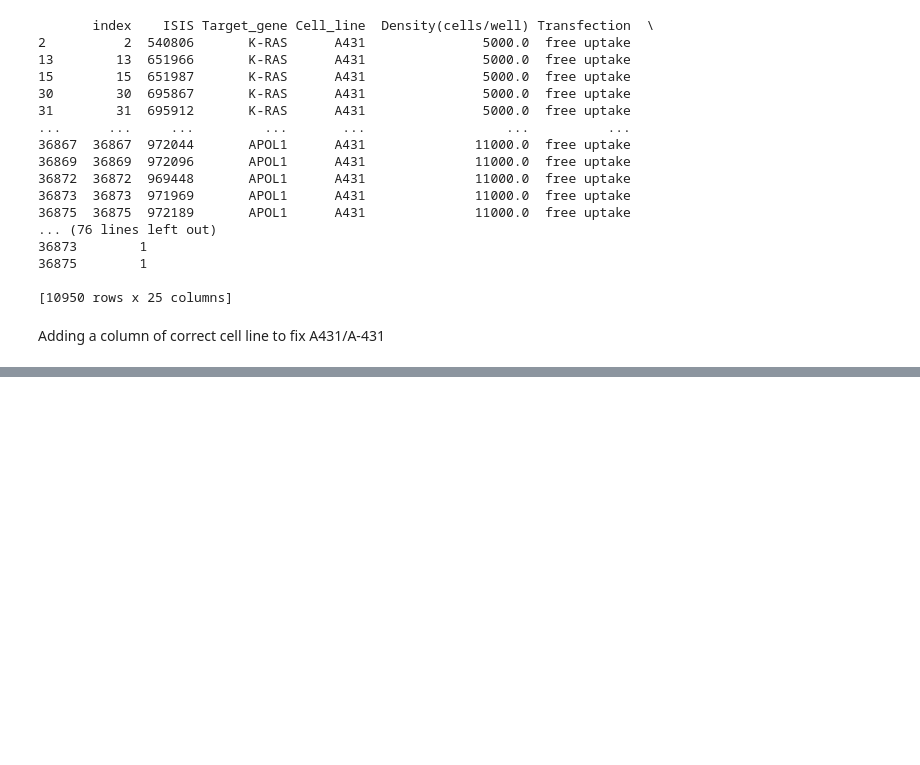
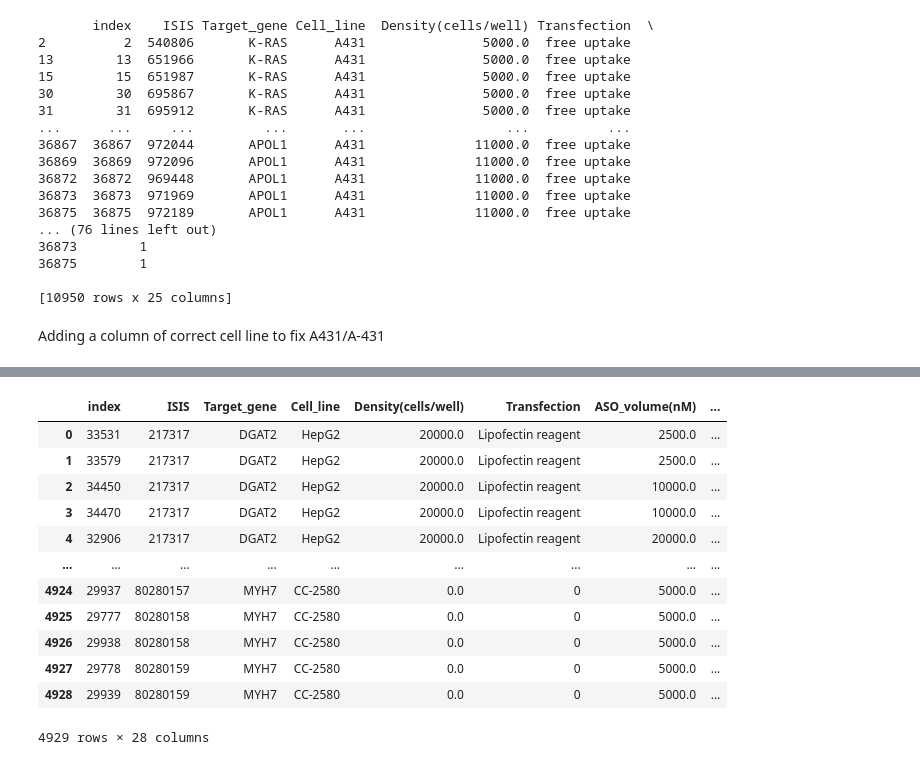
Before and after one commit to RedPenguin100/ASOdesign, a Jupyter notebook: scripts/data_genertion/validating_data.ipynb, the cells around one changed output, grey strips where cells are left out. Drawn from its saved outputs; the diff is of its cells as text; code cells hidden in the pictures; blank space fills up the shorter version.

```diff
--- a/scripts/data_genertion/validating_data.ipynb
+++ b/scripts/data_genertion/validating_data.ipynb
@@ -92,0 +97,7 @@ df_ver3.to_csv('data_asoptimizer_updated.csv', index=False)
+# %%
+df_org['Transcript'] = df_org['Transcript'].fillna(0)
+df_org['Transcript'] = df_org['Transcript'].astype(str)
+df_org['Transfection'] = df_org['Transfection'].fillna(0)
+df_org['Transfection'] = df_org['Transfection'].astype(str)
+df_org['Primer_probe_set'] = df_org['Primer_probe_set'].fillna(0)
+df_org['Primer_probe_set'] = df_org['Primer_probe_set'].astype(str)
@@ -92,0 +162,26 @@ df_ver3.to_csv('data_asoptimizer_updated.csv', index=False)
+# %%
+cols_to_check = [col for col in df_copy.columns if col not in [INHIBITION, 'index', 'mutual_index', 'corrected_inhibition']]
+
+# Find rows that have duplicates ignoring the 'index' column
+dups = df_copy.duplicated(subset=cols_to_check, keep=False)
+
+# Filter those rows, keeping the 'index' column
+df_duplicates = df_copy[dups]
+# %%
+df_duplicates_sorted = df_duplicates.sort_values(by=cols_to_check).reset_index(drop=True)
+# %%
+df_duplicates_sorted
+# %% [output]
+|  | index | ISIS | Target_gene | Cell_line | Density(cells/well) | Transfection | ASO_volume(nM) | ... |
+| 0 | 33531 | 217317 | DGAT2 | HepG2 | 20000.0 | Lipofectin reagent | 2500.0 | ... |
+| 1 | 33579 | 217317 | DGAT2 | HepG2 | 20000.0 | Lipofectin reagent | 2500.0 | ... |
+| 2 | 34450 | 217317 | DGAT2 | HepG2 | 20000.0 | Lipofectin reagent | 10000.0 | ... |
+| 3 | 34470 | 217317 | DGAT2 | HepG2 | 20000.0 | Lipofectin reagent | 10000.0 | ... |
+| 4 | 32906 | 217317 | DGAT2 | HepG2 | 20000.0 | Lipofectin reagent | 20000.0 | ... |
+| ... | ... | ... | ... | ... | ... | ... | ... | ... |
+| 4924 | 29937 | 80280157 | MYH7 | CC-2580 | 0.0 | 0 | 5000.0 | ... |
+| 4925 | 29777 | 80280158 | MYH7 | CC-2580 | 0.0 | 0 | 5000.0 | ... |
+| 4926 | 29938 | 80280158 | MYH7 | CC-2580 | 0.0 | 0 | 5000.0 | ... |
+| 4927 | 29778 | 80280159 | MYH7 | CC-2580 | 0.0 | 0 | 5000.0 | ... |
+| 4928 | 29939 | 80280159 | MYH7 | CC-2580 | 0.0 | 0 | 5000.0 | ... |
+4929 rows × 28 columns
```
Also changed, not shown: parts of 6 cells of this notebook, 2 other files.
